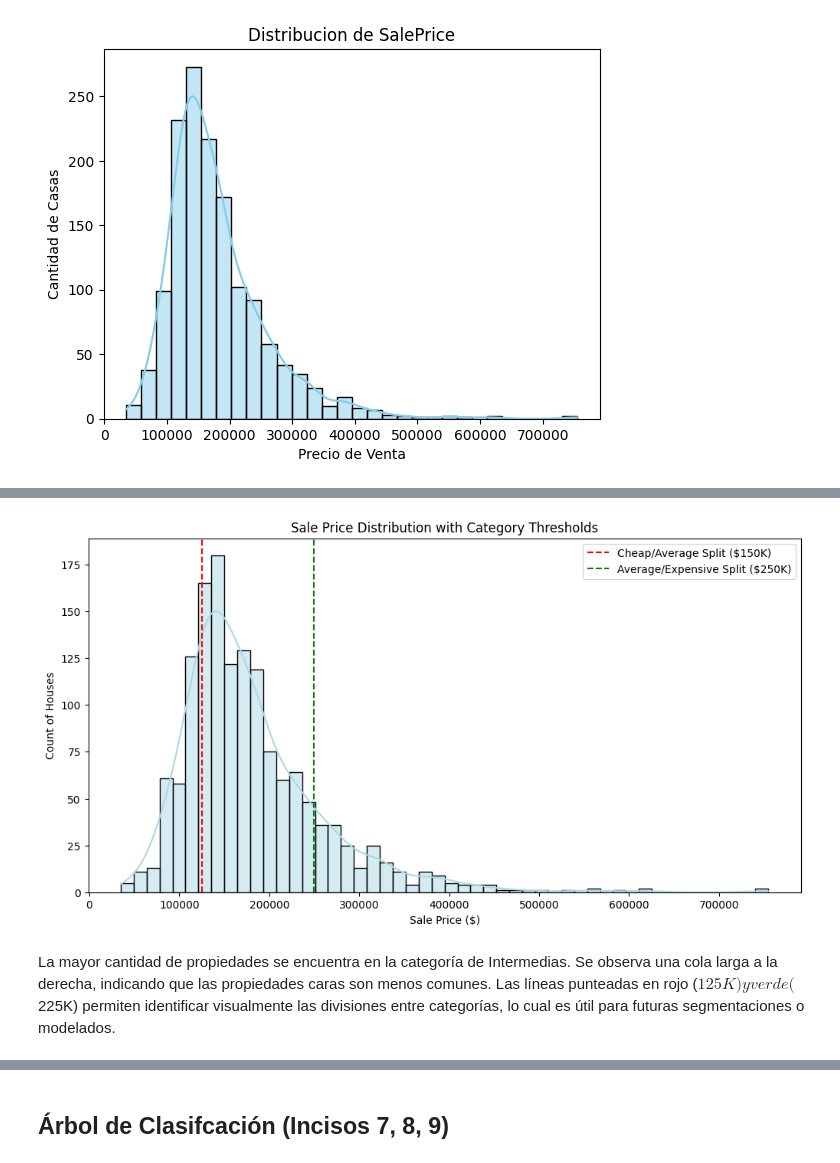
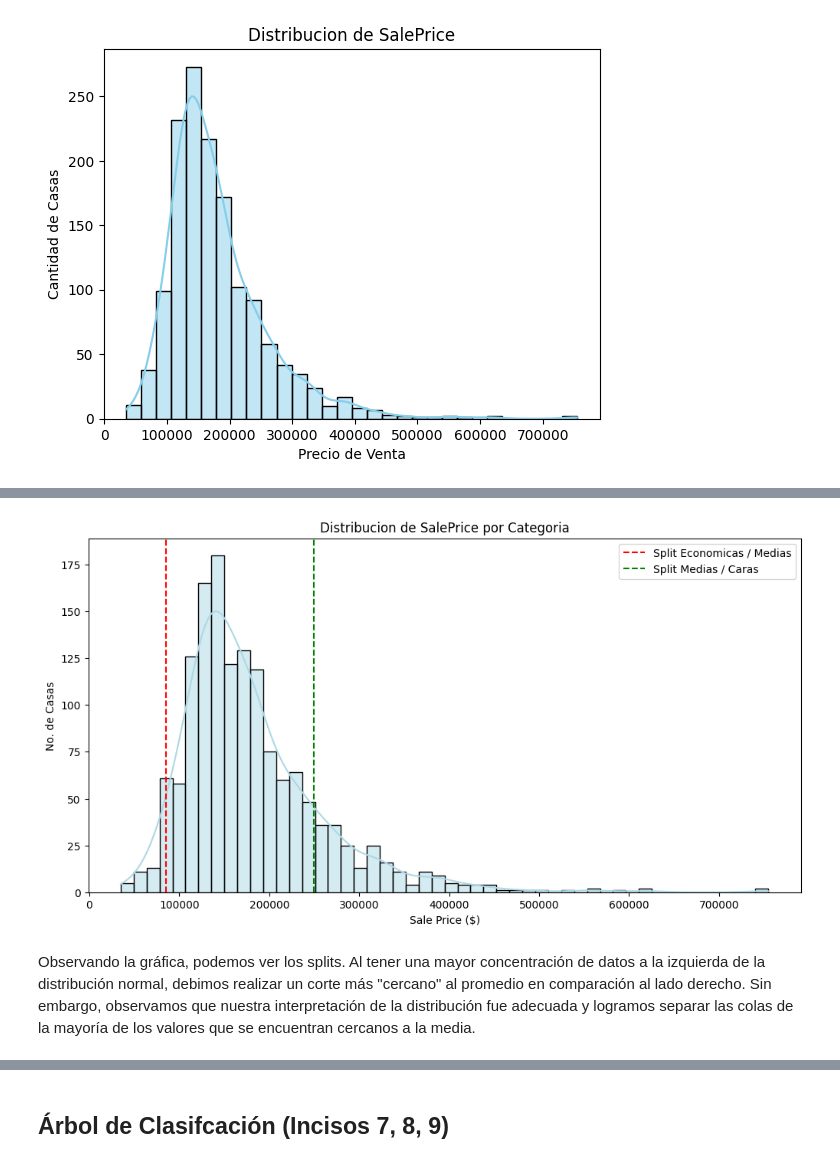
Before and after one commit to DiegoLinares11/Modelos-de-Regresion-Lineal, a Jupyter notebook: Entrega2/Arboles.ipynb, the cells around one changed output, grey strips where cells are left out. Drawn from its saved outputs; the diff is of its cells as text; code cells hidden in the pictures.

```diff
--- a/Entrega2/Arboles.ipynb
+++ b/Entrega2/Arboles.ipynb
@@ -1132,31 +1140,27 @@ Puntos Clave:
 # %%
 def categorize_price(price):
-  if price < 125000:
+  if price < 85000:
     return 0
   elif price < 225000:
     return 1
   else:
     return 2
 
 dftrain['PriceCategory'] = dftrain['SalePrice'].apply(categorize_price)
 
-# Plotting Distribution
 plt.figure(figsize=(12, 6))
 sns.histplot(dftrain['SalePrice'], bins=50, kde=True, color="lightblue")
 
-# Mark category thresholds
-plt.axvline(125000, color='red', linestyle='dashed', label='Cheap/Average Split ($150K)')
-plt.axvline(250000, color='green', linestyle='dashed', label='Average/Expensive Split ($250K)')
+plt.axvline(85000, color='red', linestyle='dashed', label='Split Economicas / Medias')
+plt.axvline(250000, color='green', linestyle='dashed', label='Split Medias / Caras')
 
 plt.xlabel("Sale Price ($)")
-plt.ylabel("Count of Houses")
-plt.title("Sale Price Distribution with Category Thresholds")
+plt.ylabel("No. de Casas")
+plt.title("Distribucion de SalePrice por Categoria")
 plt.legend()
 plt.show()
 # %% [output]
-[figure, old version]
+[figure, new version]
-# %% [markdown]
-La mayor cantidad de propiedades se encuentra en la categoría de Intermedias.
-Se observa una cola larga a la derecha, indicando que las propiedades caras son menos comunes.
-Las líneas punteadas en rojo ($125K) y verde ($225K) permiten identificar visualmente las divisiones entre categorías, lo cual es útil para futuras segmentaciones o modelados.
+# %% [markdown]
+Observando la gráfica, podemos ver los splits. Al tener una mayor concentración de datos a la izquierda de la distribución normal, debimos realizar un corte más "cercano" al promedio en comparación al lado derecho. Sin embargo, observamos que nuestra interpretación de la distribución fue adecuada y logramos separar las colas de la mayoría de los valores que se encuentran cercanos a la media.
 # %%
```
Also changed, not shown: parts of 71 cells of this notebook.
